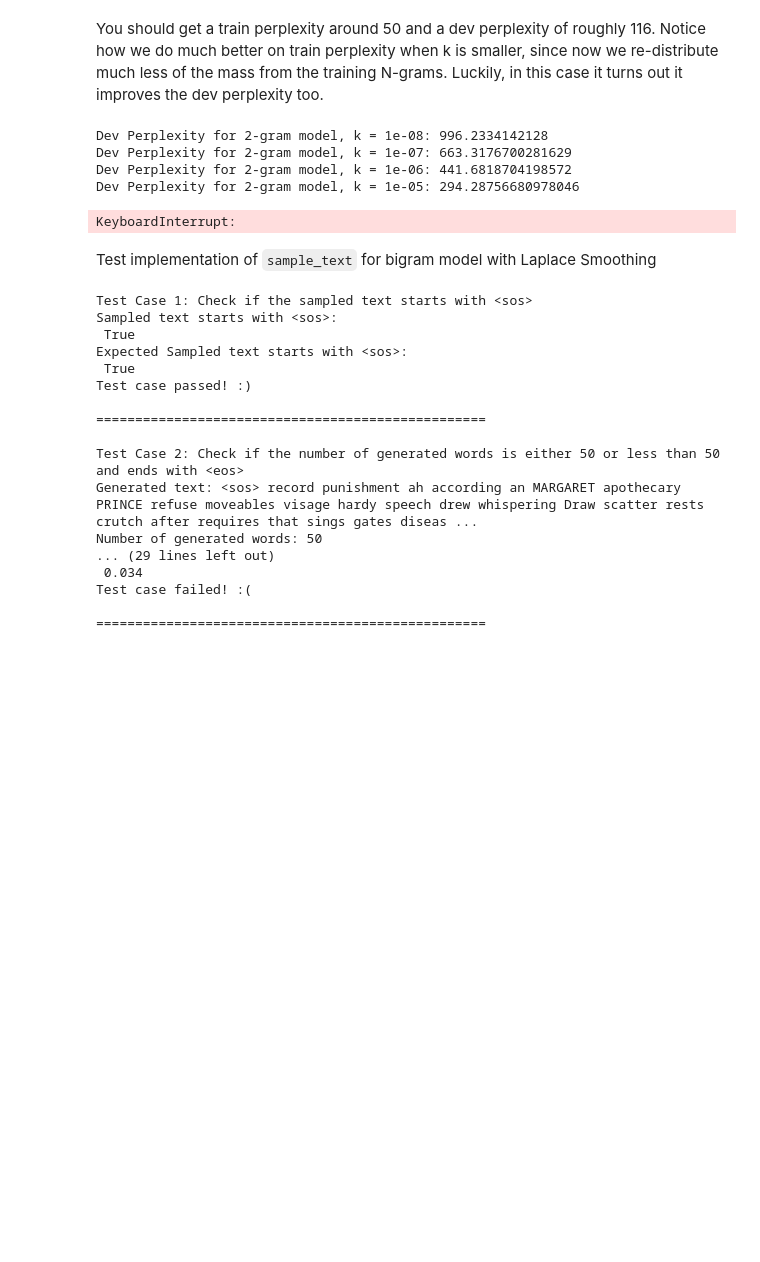
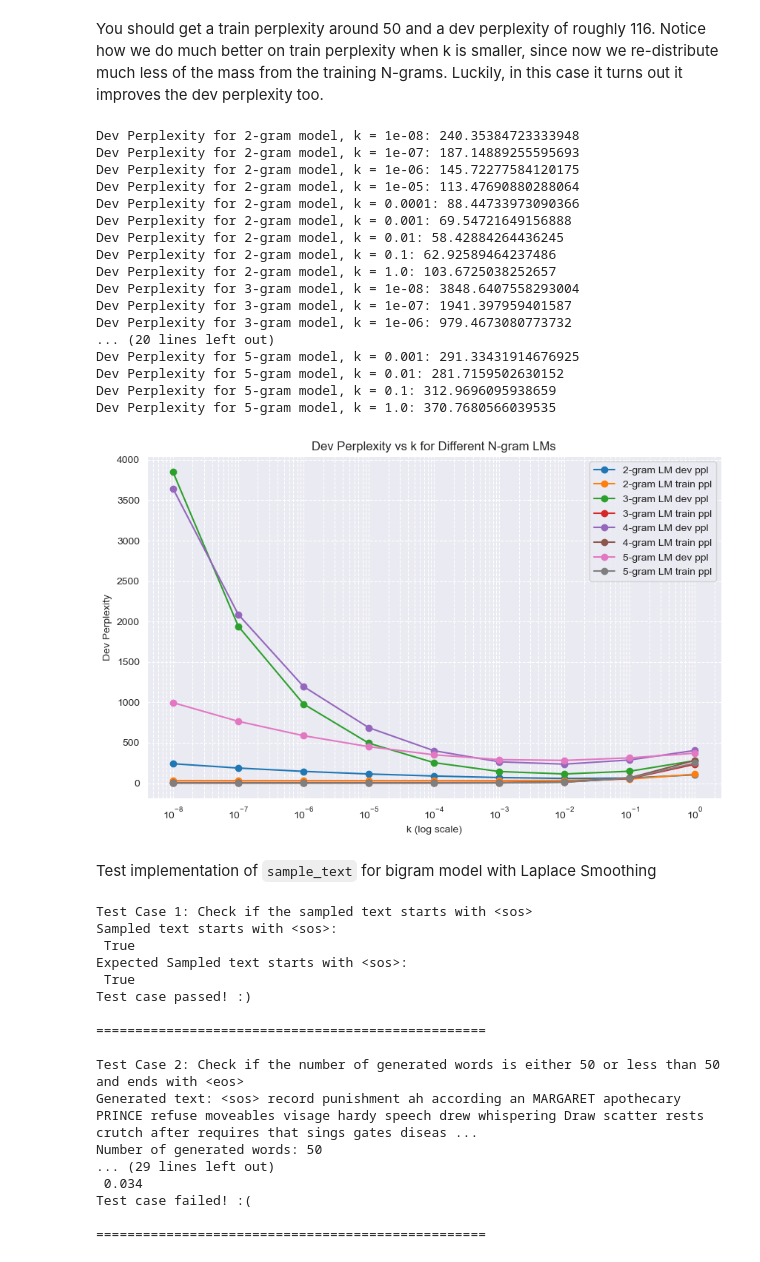
Before and after one commit to rbmuk/Homework, a Jupyter notebook: CSE 447/HW1/CSE447a_Project1b.ipynb, the cells around one changed output. Cells and saved outputs as stored; diff of their text form; code cells hidden in the pictures; blank space fills up the shorter version.

```diff
--- a/CSE 447/HW1/CSE447a_Project1b.ipynb
+++ b/CSE 447/HW1/CSE447a_Project1b.ipynb
@@ -1319,35 +1319,52 @@ You should get a train perplexity around 50 and a dev perplexity of roughly 116.
 # %%
 import matplotlib.pyplot as plt
 
 ks = np.logspace(-8, 0, 9)
 dev_ppl_dict = {N: [] for N in range(2,6)}
+train_ppl_dict = {N: [] for N in range(2,6)}
 for N in range(2, 6):
     for k in ks:
         lm = WordNGramLMWithAddKSmoothing(N, k=k)
         lm.fit(train_data)
         dev_ppl = lm.eval_perplexity(dev_data)
+        train_ppl = lm.eval_perplexity(train_data)
+        train_ppl_dict[N].append(train_ppl)
         dev_ppl_dict[N].append(dev_ppl)
         print(f"Dev Perplexity for {N}-gram model, k = {k}: {dev_ppl}")
 
 # Plotting
 plt.figure(figsize=(10, 6))
 for N in range(2, 6):
-    plt.plot(ks, dev_ppl_dict[N], marker='o', linestyle='-', label=f'{N}-gram LM')
+    plt.plot(ks, dev_ppl_dict[N], marker='o', linestyle='-', label=f'{N}-gram LM dev ppl')
+    plt.plot(ks, train_ppl_dict[N], marker='o', linestyle='-', label=f'{N}-gram LM train ppl')
 
 
 plt.xscale('log')
 plt.xlabel('k (log scale)')
 plt.ylabel('Dev Perplexity')
 plt.title('Dev Perplexity vs k for Different N-gram LMs')
 plt.legend()
 plt.grid(True, which="both", ls="--")
 plt.show()
 # %% [output]
-Dev Perplexity for 2-gram model, k = 1e-08: 996.2334142128
-Dev Perplexity for 2-gram model, k = 1e-07: 663.3176700281629
-Dev Perplexity for 2-gram model, k = 1e-06: 441.6818704198572
-Dev Perplexity for 2-gram model, k = 1e-05: 294.28756680978046
+Dev Perplexity for 2-gram model, k = 1e-08: 240.35384723333948
+Dev Perplexity for 2-gram model, k = 1e-07: 187.14889255595693
+Dev Perplexity for 2-gram model, k = 1e-06: 145.72277584120175
+Dev Perplexity for 2-gram model, k = 1e-05: 113.47690880288064
+Dev Perplexity for 2-gram model, k = 0.0001: 88.44733973090366
+Dev Perplexity for 2-gram model, k = 0.001: 69.54721649156888
+Dev Perplexity for 2-gram model, k = 0.01: 58.42884264436245
+Dev Perplexity for 2-gram model, k = 0.1: 62.92589464237486
+Dev Perplexity for 2-gram model, k = 1.0: 103.6725038252657
+Dev Perplexity for 3-gram model, k = 1e-08: 3848.6407558293004
+Dev Perplexity for 3-gram model, k = 1e-07: 1941.397959401587
+Dev Perplexity for 3-gram model, k = 1e-06: 979.4673080773732
+... (20 lines left out)
+Dev Perplexity for 5-gram model, k = 0.001: 291.33431914676925
+Dev Perplexity for 5-gram model, k = 0.01: 281.7159502630152
+Dev Perplexity for 5-gram model, k = 0.1: 312.9696095938659
+Dev Perplexity for 5-gram model, k = 1.0: 370.7680566039535
-KeyboardInterrupt:
+[figure, added]
 # %% [markdown]
 Test implementation of `sample_text` for bigram model with Laplace Smoothing
 # %%
```
Also changed, not shown: parts of 14 cells of this notebook, 15 other files.
